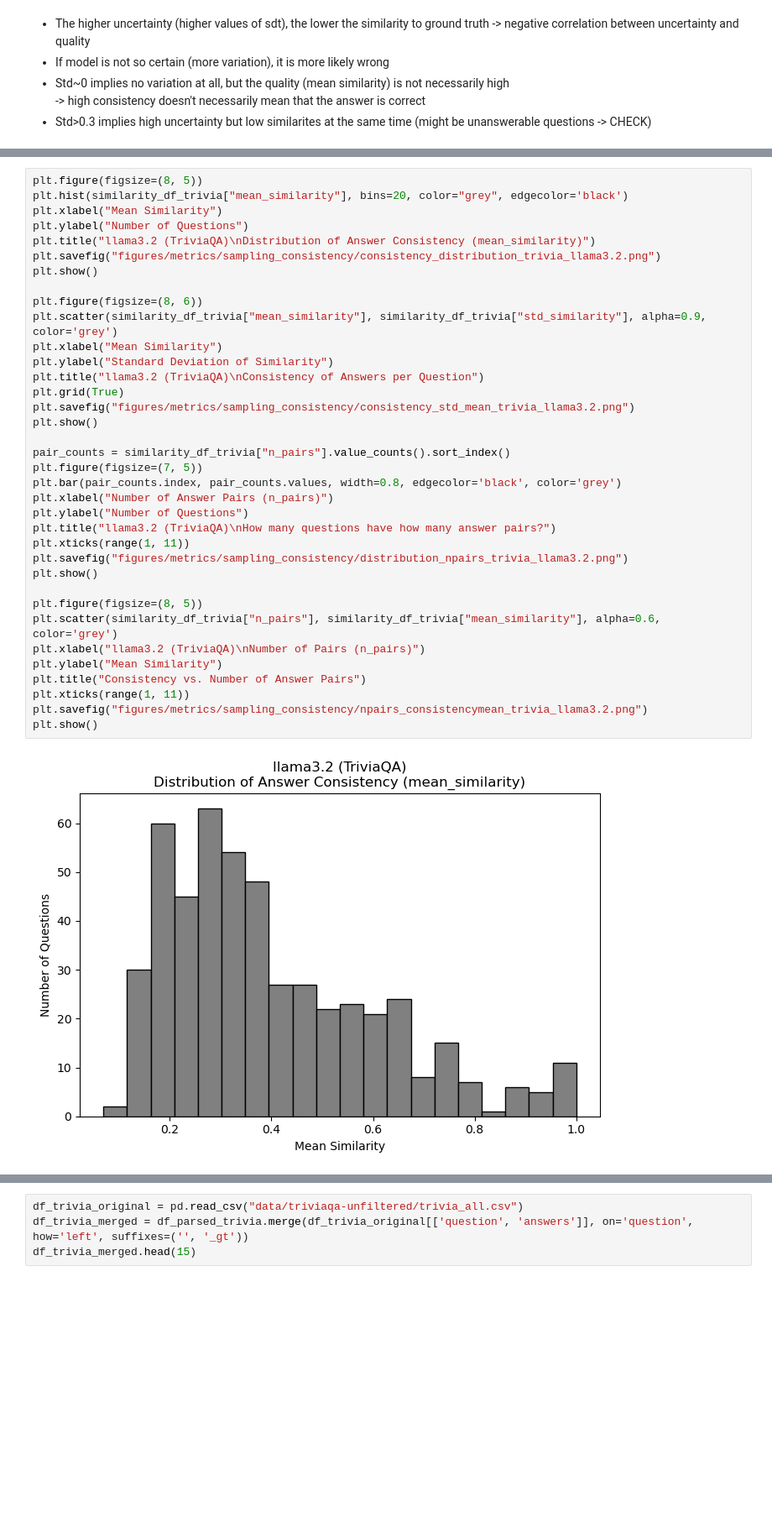
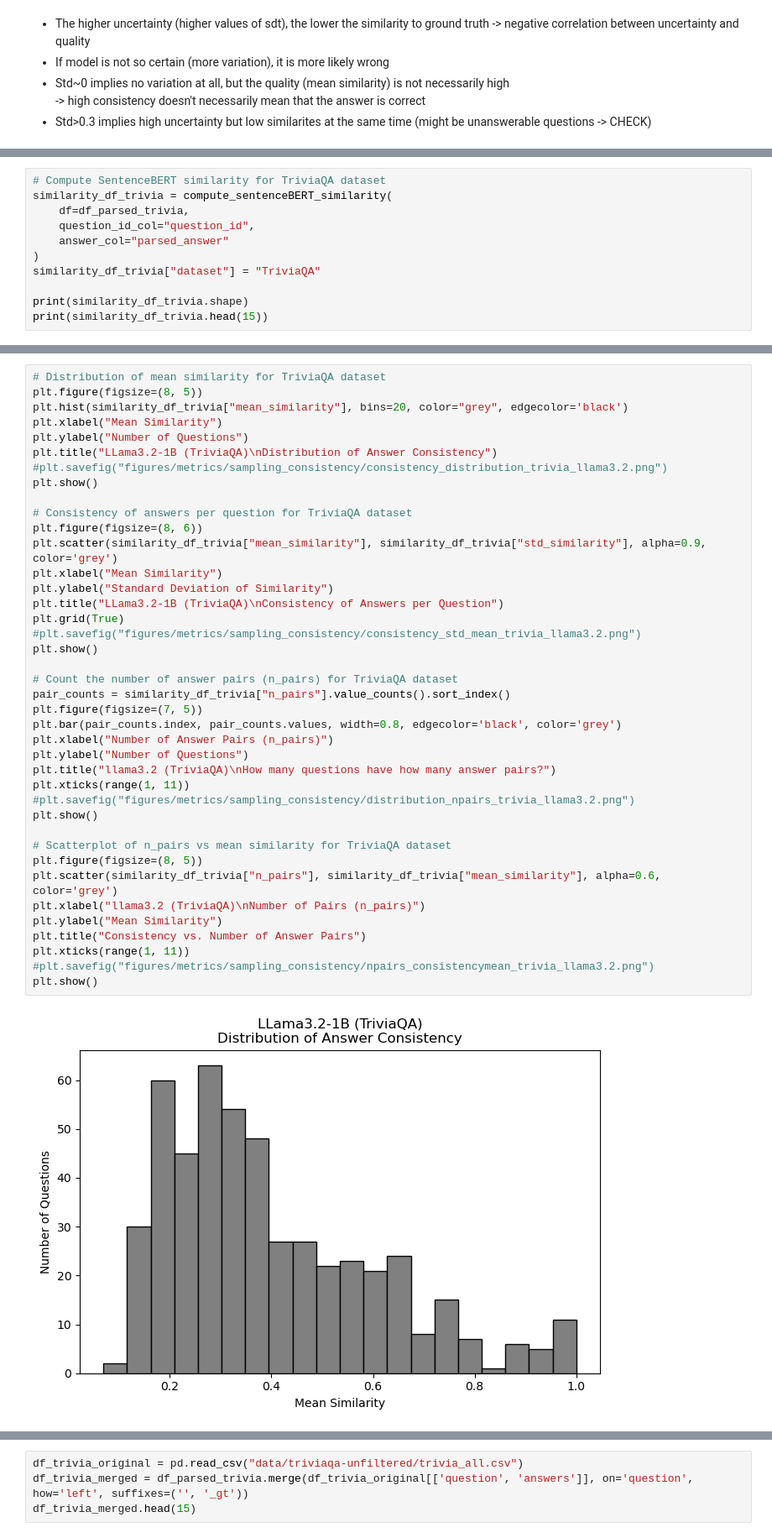
Before and after one commit to christian-hobelsberger/LLMUncertainty, a Jupyter notebook: analyze_sampling_consistency.ipynb, the cells around one changed output, grey strips where cells are left out. Shown at 84% size. Cells and saved outputs as stored; diff of their text form; blank space fills up the shorter version.

```diff
--- a/analyze_sampling_consistency.ipynb
+++ b/analyze_sampling_consistency.ipynb
@@ -406,0 +417,11 @@ similarity_df_trivia.head(15)
+# %%
+# Compute SentenceBERT similarity for TriviaQA dataset
+similarity_df_trivia = compute_sentenceBERT_similarity(
+    df=df_parsed_trivia,
+    question_id_col="question_id",
+    answer_col="parsed_answer"
+)
+similarity_df_trivia["dataset"] = "TriviaQA"
+
+print(similarity_df_trivia.shape)
+print(similarity_df_trivia.head(15))
@@ -407,38 +446,42 @@ similarity_df_trivia.head(15)
 # %%
+# Distribution of mean similarity for TriviaQA dataset
 plt.figure(figsize=(8, 5))
 plt.hist(similarity_df_trivia["mean_similarity"], bins=20, color="grey", edgecolor='black')
 plt.xlabel("Mean Similarity")
 plt.ylabel("Number of Questions")
-plt.title("llama3.2 (TriviaQA)\nDistribution of Answer Consistency (mean_similarity)")
-plt.savefig("figures/metrics/sampling_consistency/consistency_distribution_trivia_llama3.2.png")
+plt.title("LLama3.2-1B (TriviaQA)\nDistribution of Answer Consistency")
+#plt.savefig("figures/metrics/sampling_consistency/consistency_distribution_trivia_llama3.2.png")
 plt.show()
 
+# Consistency of answers per question for TriviaQA dataset
 plt.figure(figsize=(8, 6))
 plt.scatter(similarity_df_trivia["mean_similarity"], similarity_df_trivia["std_similarity"], alpha=0.9, color='grey')
 plt.xlabel("Mean Similarity")
 plt.ylabel("Standard Deviation of Similarity")
-plt.title("llama3.2 (TriviaQA)\nConsistency of Answers per Question")
+plt.title("LLama3.2-1B (TriviaQA)\nConsistency of Answers per Question")
 plt.grid(True)
-plt.savefig("figures/metrics/sampling_consistency/consistency_std_mean_trivia_llama3.2.png")
+#plt.savefig("figures/metrics/sampling_consistency/consistency_std_mean_trivia_llama3.2.png")
 plt.show()
 
+# Count the number of answer pairs (n_pairs) for TriviaQA dataset
 pair_counts = similarity_df_trivia["n_pairs"].value_counts().sort_index()
 plt.figure(figsize=(7, 5))
 plt.bar(pair_counts.index, pair_counts.values, width=0.8, edgecolor='black', color='grey')
 plt.xlabel("Number of Answer Pairs (n_pairs)")
 plt.ylabel("Number of Questions")
 plt.title("llama3.2 (TriviaQA)\nHow many questions have how many answer pairs?")
 plt.xticks(range(1, 11))
-plt.savefig("figures/metrics/sampling_consistency/distribution_npairs_trivia_llama3.2.png")
+#plt.savefig("figures/metrics/sampling_consistency/distribution_npairs_trivia_llama3.2.png")
 plt.show()
 
+# Scatterplot of n_pairs vs mean similarity for TriviaQA dataset
 plt.figure(figsize=(8, 5))
 plt.scatter(similarity_df_trivia["n_pairs"], similarity_df_trivia["mean_similarity"], alpha=0.6, color='grey')
 plt.xlabel("llama3.2 (TriviaQA)\nNumber of Pairs (n_pairs)")
 plt.ylabel("Mean Similarity")
 plt.title("Consistency vs. Number of Answer Pairs")
 plt.xticks(range(1, 11))
-plt.savefig("figures/metrics/sampling_consistency/npairs_consistencymean_trivia_llama3.2.png")
+#plt.savefig("figures/metrics/sampling_consistency/npairs_consistencymean_trivia_llama3.2.png")
 plt.show()
 # %% [output]
-[figure, old version]
+[figure, new version]
```
Also changed, not shown: parts of 58 cells of this notebook.
